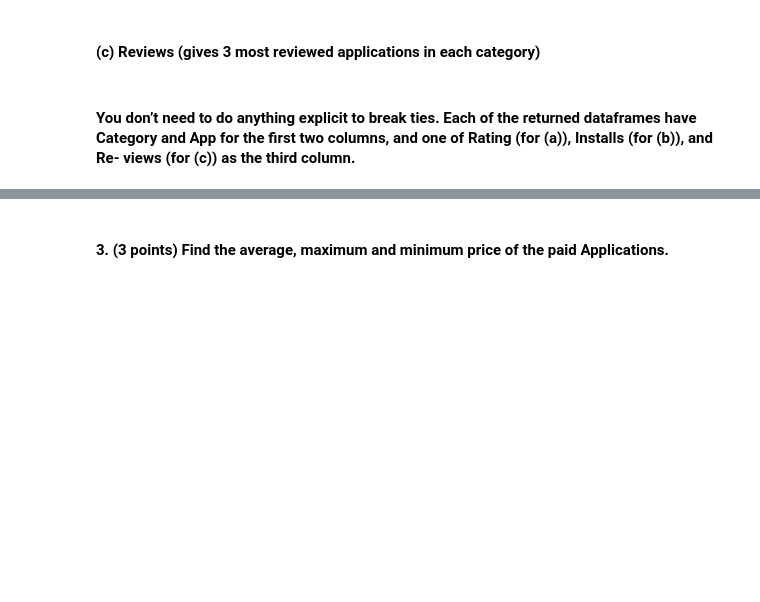
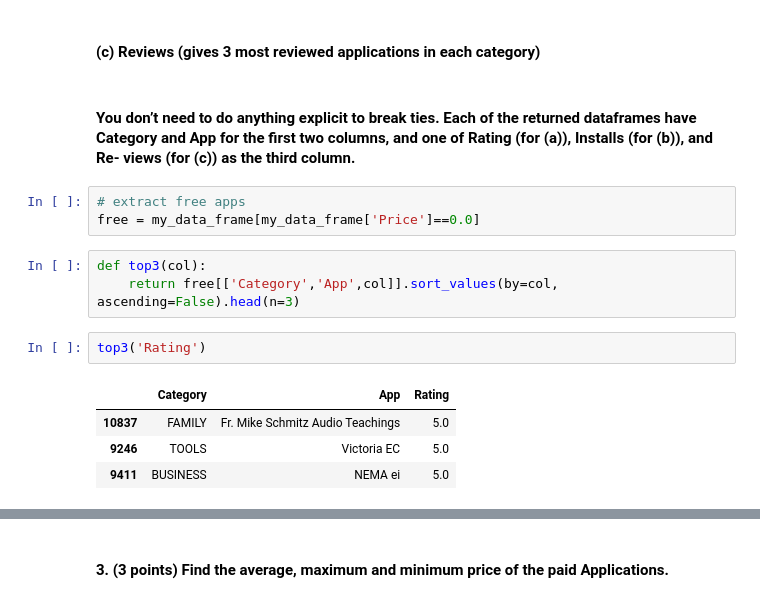
Before and after one commit to Kirill-Vine/210p3, a Jupyter notebook: part3/google_apps.ipynb, the cells around one changed output, grey strips where cells are left out. Saved outputs shown, nothing was run; the diff lists cells and outputs as text; blank space fills up the shorter version.

```diff
--- a/part3/google_apps.ipynb
+++ b/part3/google_apps.ipynb
@@ -276,3 +276,16 @@ Name: Rating, dtype: float64
 #### (c) Reviews (gives 3 most reviewed applications in each category)
 # %% [markdown]
 #### You don’t need to do anything explicit to break ties. Each of the returned dataframes have Category and App for the first two columns, and one of Rating (for (a)), Installs (for (b)), and Re- views (for (c)) as the third column.
+# %%
+# extract free apps
+free = my_data_frame[my_data_frame['Price']==0.0]
+# %%
+def top3(col):
+    return free[['Category','App',col]].sort_values(by=col, ascending=False).head(n=3)
+# %%
+top3('Rating')
+# %% [output]
+|  | Category | App | Rating |
+| 10837 | FAMILY | Fr. Mike Schmitz Audio Teachings | 5.0 |
+| 9246 | TOOLS | Victoria EC | 5.0 |
+| 9411 | BUSINESS | NEMA ei | 5.0 |
```
Also changed, not shown: parts of 3 cells of this notebook.
